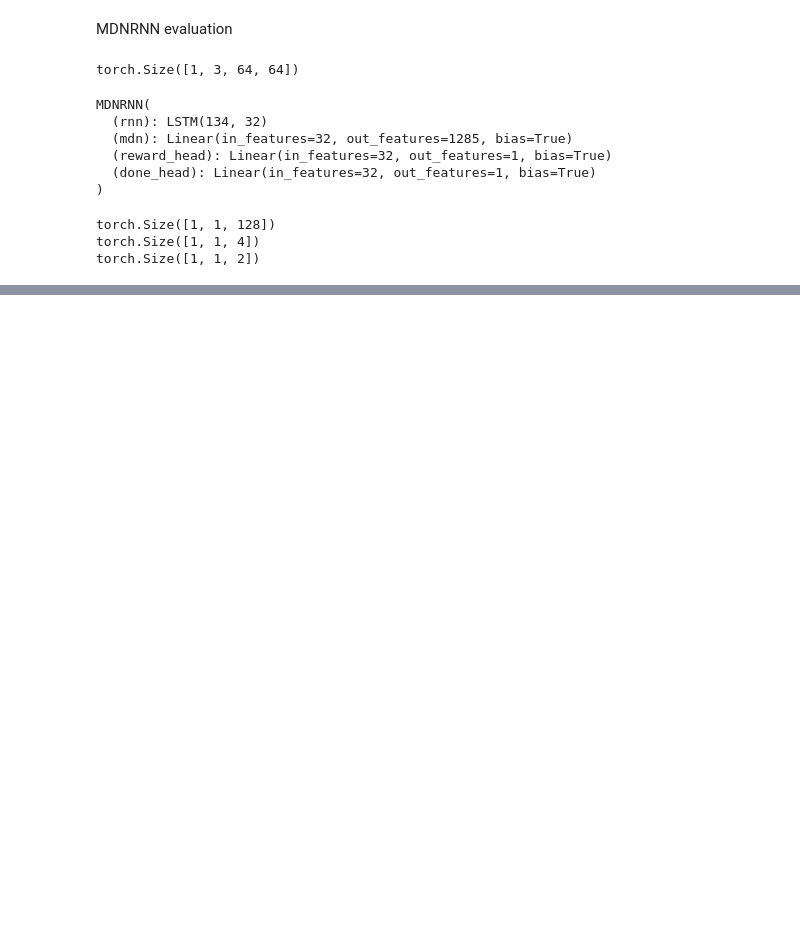
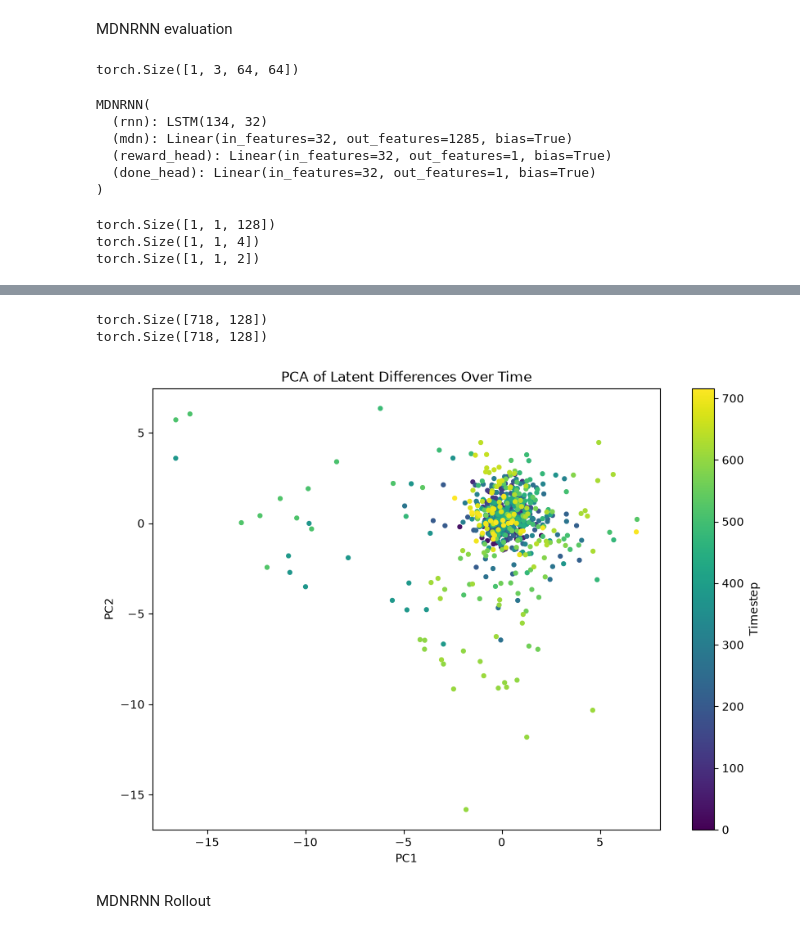
Before and after one commit to NeoDrags/vizdoom-world-model, a Jupyter notebook: tests.ipynb, the cells around one changed output, grey strips where cells are left out. Drawn from its saved outputs; the diff is of its cells as text; code cells hidden in the pictures; blank space fills up the shorter version.

```diff
--- a/tests.ipynb
+++ b/tests.ipynb
@@ -157,0 +166,5 @@ plt.show()
+# %%
+actions_episode = torch.as_tensor(actions[0]).unsqueeze(0).to(DEVICE)
+game_states_episode = torch.as_tensor(game_states[0]).unsqueeze(0).to(DEVICE)
+print(actions_episode.shape)
+print(game_states_episode.shape)
@@ -157,0 +226,32 @@ plt.show()
+# %%
+z_ep = z_ep.squeeze(0)
+print(z_ep.shape)
+print(z_next.shape)
+z_diff = z_next[:-1] - z_ep[1:]
+z_diff = z_diff.detach().cpu()
+# %% [output]
+torch.Size([718, 128])
+torch.Size([718, 128])
+# %%
+pca = PCA(n_components=2)
+z_significant = pca.fit_transform(z_diff)
+
+fig, ax = plt.subplots(figsize=(10, 7))
+
+sc = ax.scatter(
+    z_significant[:, 0],
+    z_significant[:, 1],
+    c=np.arange(len(z_significant)),
+    cmap="viridis",
+    s=12
+)
+
+plt.colorbar(sc, ax=ax, label="Timestep")
+ax.set_xlabel("PC1")
+ax.set_ylabel("PC2")
+ax.set_title("PCA of Latent Differences Over Time")
+plt.show()
+# %% [output]
+[figure, added]
+# %% [markdown]
+MDNRNN Rollout
```
Also changed, not shown: parts of 14 cells of this notebook, 6 other files.
